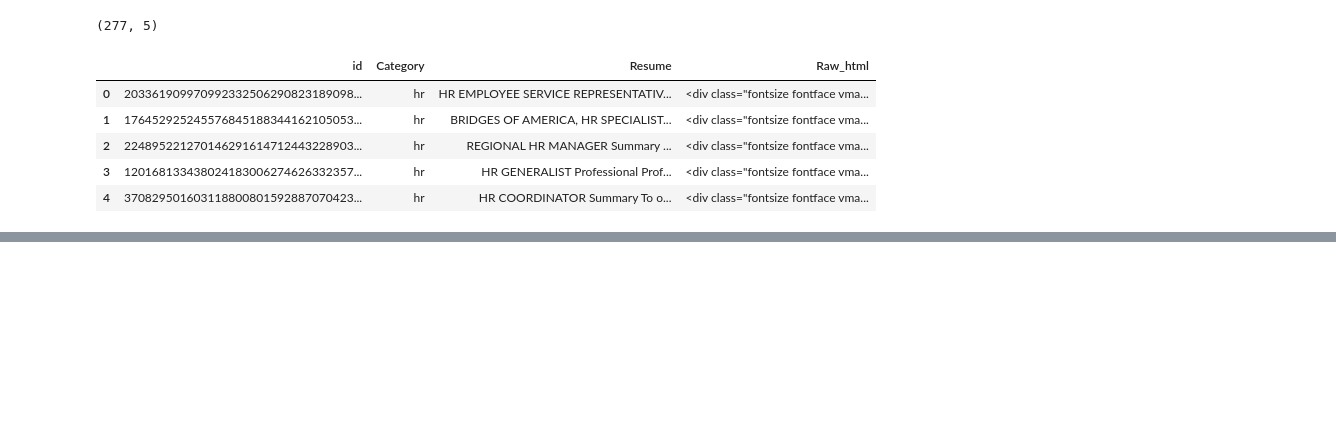
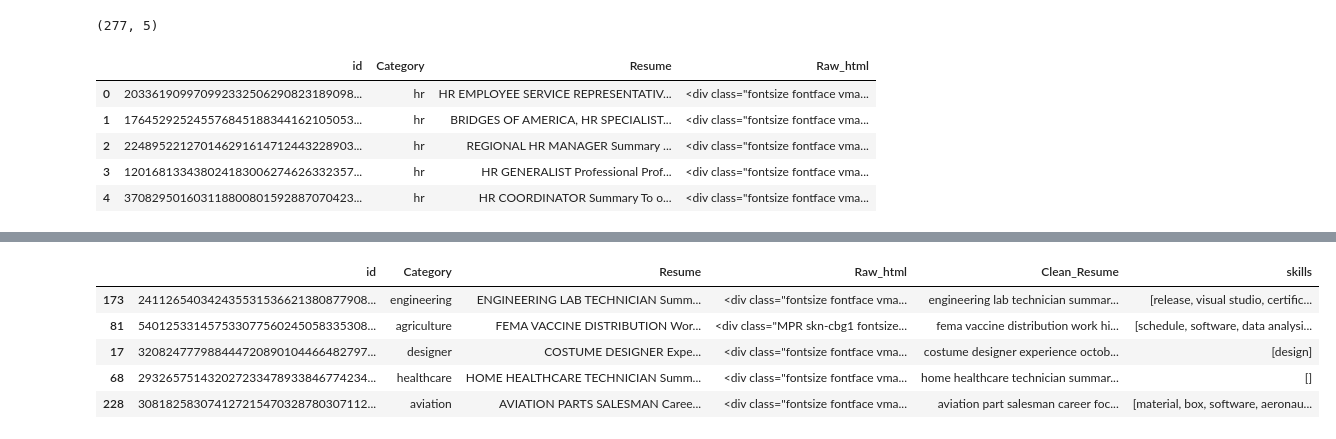
Before and after one commit to Raj-Chhabria/TS_Internship, a Jupyter notebook: NLP Resume Project.ipynb, the cells around one changed output, grey strips where cells are left out. Drawn from its saved outputs; the diff is of its cells as text; code cells hidden in the pictures; blank space fills up the shorter version.

```diff
--- a/NLP Resume Project.ipynb
+++ b/NLP Resume Project.ipynb
@@ -172,0 +137,9 @@ Name: skills, Length: 277, dtype: object
+# %%
+df.sample(5)
+# %% [output]
+|  | id | Category | Resume | Raw_html | Clean_Resume | skills |
+| 173 | 241126540342435531536621380877908... | engineering | ENGINEERING LAB TECHNICIAN Summ... | <div class="fontsize fontface vma... | engineering lab technician summar... | [release, visual studio, certific... |
+| 81 | 540125331457533077560245058335308... | agriculture | FEMA VACCINE DISTRIBUTION Wor... | <div class="MPR skn-cbg1 fontsize... | fema vaccine distribution work hi... | [schedule, software, data analysi... |
+| 17 | 320824777988444720890104466482797... | designer | COSTUME DESIGNER Expe... | <div class="fontsize fontface vma... | costume designer experience octob... | [design] |
+| 68 | 293265751432027233478933846774234... | healthcare | HOME HEALTHCARE TECHNICIAN Summ... | <div class="fontsize fontface vma... | home healthcare technician summar... | [] |
+| 228 | 308182583074127215470328780307112... | aviation | AVIATION PARTS SALESMAN Caree... | <div class="fontsize fontface vma... | aviation part salesman career foc... | [material, box, software, aeronau... |
```
Also changed, not shown: parts of 14 cells of this notebook, 2 other files.
